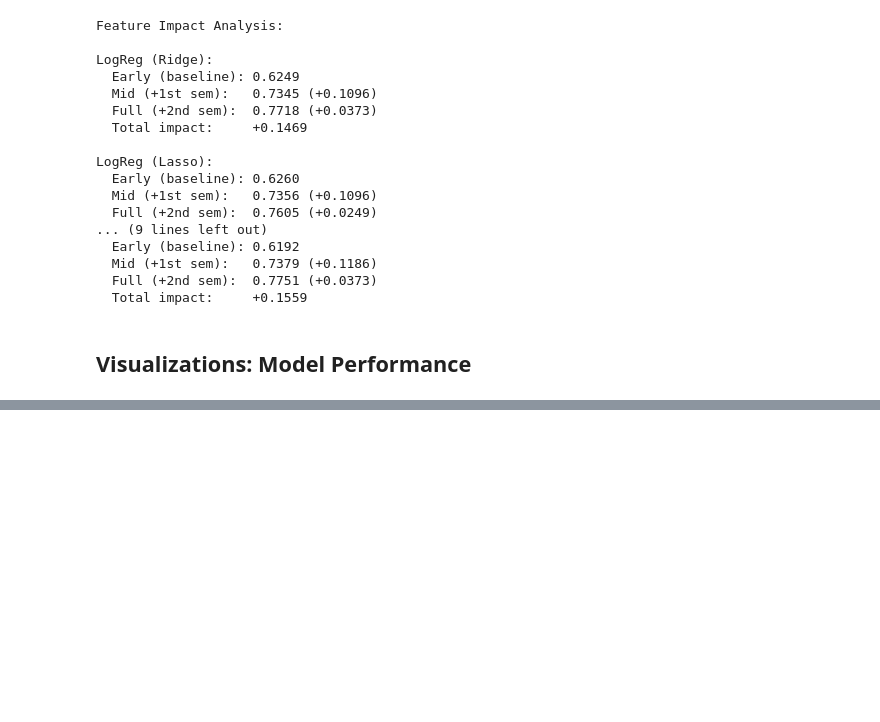
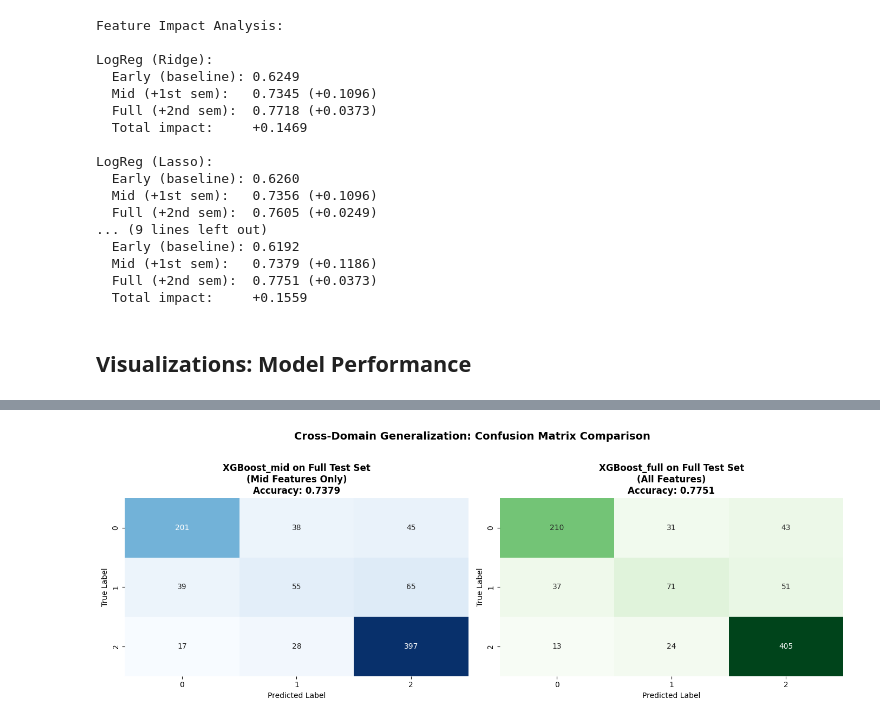
Before and after one commit to joycheng88/ml_early_dropout_detection, a Jupyter notebook: model_training.ipynb, the cells around one changed output, grey strips where cells are left out. Cells and saved outputs as stored; diff of their text form; code cells hidden in the pictures; blank space fills up the shorter version.

```diff
--- a/model_training.ipynb
+++ b/model_training.ipynb
@@ -1134,0 +1224,29 @@ plt.show()
+# %%
+# Visualize confusion matrices for comparison
+fig, axes = plt.subplots(1, 2, figsize=(14, 5))
+
+# XGBoost_mid tested on full test set
+cm_mid_on_full = confusion_matrix(y_test_full, y_pred_xgb_mid_on_full, labels=xgb_mid.classes_)
+sns.heatmap(cm_mid_on_full, annot=True, fmt='d', cmap='Blues', ax=axes[0],
+            xticklabels=xgb_mid.classes_, yticklabels=xgb_mid.classes_,
+            cbar=False)
+axes[0].set_title(f'XGBoost_mid on Full Test Set\n(Mid Features Only)\nAccuracy: {acc_xgb_mid_on_full:.4f}',
+                 fontsize=12, fontweight='bold')
+axes[0].set_ylabel('True Label')
+axes[0].set_xlabel('Predicted Label')
+
+# XGBoost_full tested on full test set (baseline)
+cm_full = confusion_matrix(y_test_full, evaluation_results['XGBoost_full']['y_pred'], labels=xgb_full.classes_)
+sns.heatmap(cm_full, annot=True, fmt='d', cmap='Greens', ax=axes[1],
+            xticklabels=xgb_full.classes_, yticklabels=xgb_full.classes_,
+            cbar=False)
+axes[1].set_title(f'XGBoost_full on Full Test Set\n(All Features)\nAccuracy: {acc_xgb_full:.4f}',
+                 fontsize=12, fontweight='bold')
+axes[1].set_ylabel('True Label')
+axes[1].set_xlabel('Predicted Label')
+
+fig.suptitle('Cross-Domain Generalization: Confusion Matrix Comparison', fontsize=14, fontweight='bold', y=1.02)
+plt.tight_layout()
+plt.show()
+# %% [output]
+[figure, added]
```
Also changed, not shown: parts of 17 cells of this notebook.
